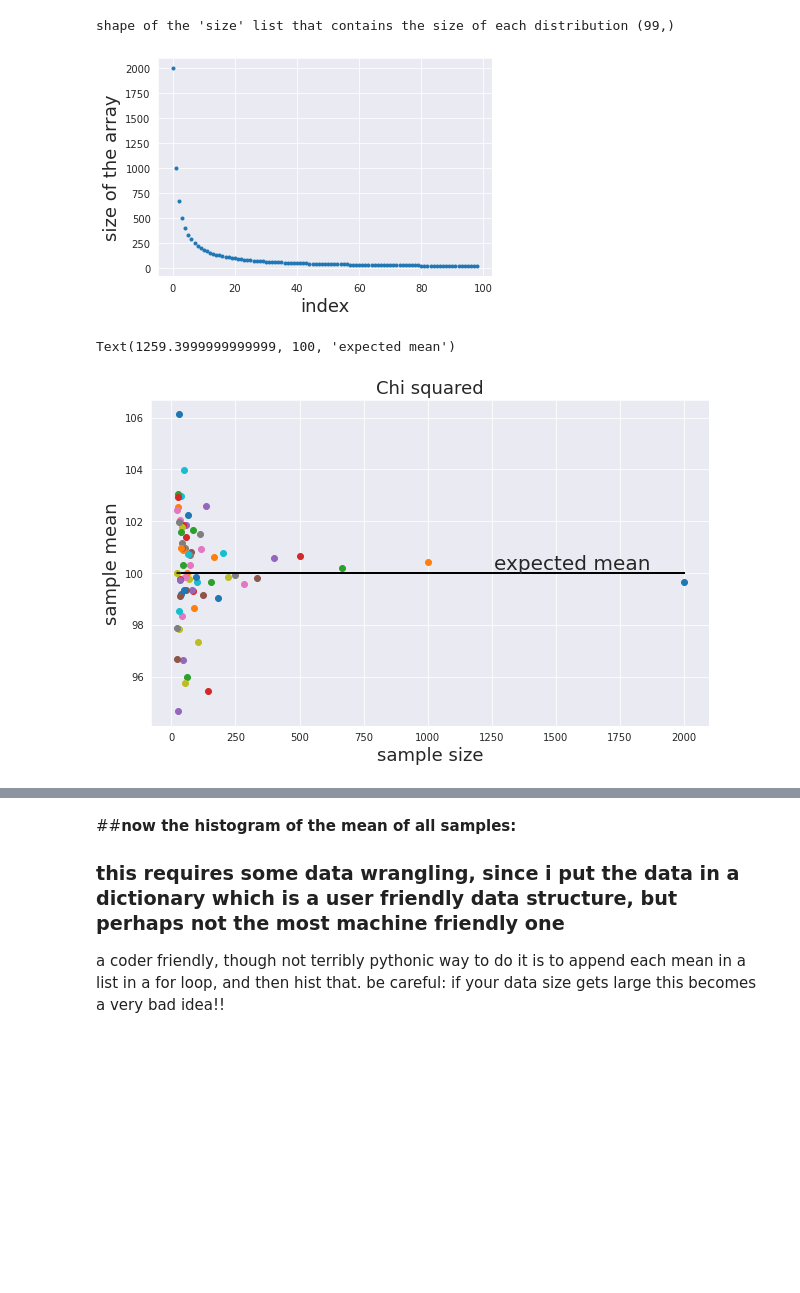
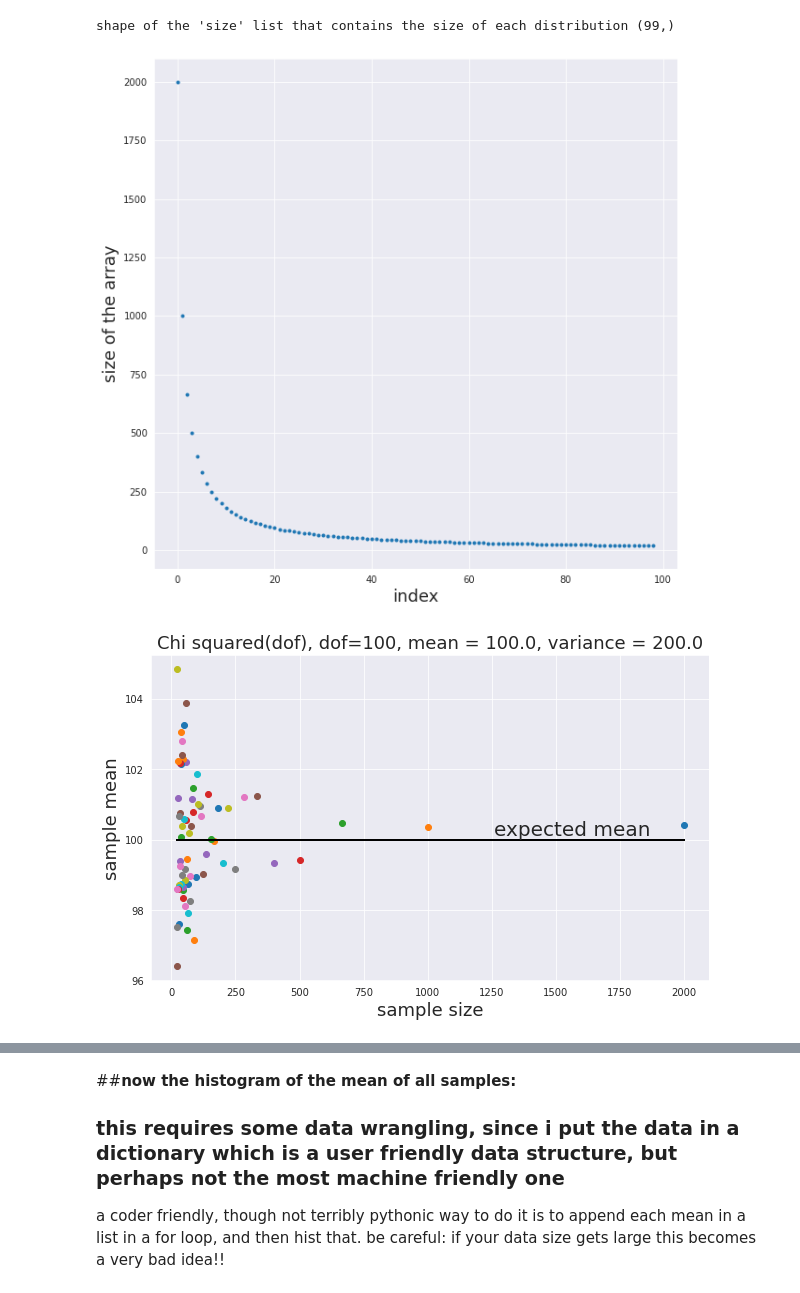
Before and after one commit to MarcoM95/MLPNS2021, a Jupyter notebook: MLPNS2021_ClassStats_23_03_21_.ipynb, the cells around one changed output, grey strips where cells are left out. Cells and saved outputs as stored; diff of their text form; code cells hidden in the pictures; blank space fills up the shorter version.

```diff
--- a/MLPNS2021_ClassStats_23_03_21_.ipynb
+++ b/MLPNS2021_ClassStats_23_03_21_.ipynb
@@ -117,12 +126,15 @@ print ("shape of the 'size' list that contains the size of each distribution", m
 # %% [output]
 shape of the 'size' list that contains the size of each distribution (99,)
 # %%
-pl.plot(mysize, '.');
-pl.xlabel("index", fontsize = 18);
-pl.ylabel("size of the array", fontsize = 18);
+plt.figure(figsize=(10, 10));
+plt.plot(mysize, '.');
+plt.xlabel("index", fontsize = 18);
+plt.ylabel("size of the array", fontsize = 18);
 # %% [output]
-[figure, old version]
+[figure, new version]
 # %%
+np.random.seed(123)
+
 # I am gonna overwrite the disctionary entry created into a nested dictionary
 # the outside dictionary hosts the distributions as dictionary,
 # and each distribution dictionary contains the 100 distribution (arrays of diferent sizes)
@@ -137,19 +149,18 @@ for n in mysize:
 # save the means for plotting later
 
 md['chisq']['means'] = {}
-axchisq_mu_n = pl.figure(figsize=(10,6)).add_subplot(111)
+axchisq_mu_n = plt.figure(figsize=(10,6)).add_subplot(111);
 
 for nn in md['chisq']:
     if not type(nn) == str:
         md['chisq']['means'][nn] = md['chisq'][nn].mean()
         #and plot it
-        axchisq_mu_n.plot(nn, md['chisq']['means'][nn], 'o')
-        axchisq_mu_n.set_xlabel('sample size', fontsize=18)
-        axchisq_mu_n.set_ylabel('sample mean', fontsize=18)
-        axchisq_mu_n.set_title('Chi squared', fontsize=18)
-        axchisq_mu_n.plot([min(mysize), max(mysize)], [df, df], 'k')
+        axchisq_mu_n.plot(nn, md['chisq']['means'][nn], 'o');
+        axchisq_mu_n.set_xlabel('sample size', fontsize=18);
+        axchisq_mu_n.set_ylabel('sample mean', fontsize=18);
+        axchisq_mu_n.set_title('Chi squared(dof), dof=%d, mean = %.1f, variance = %.1f'%(df,df,df*2), fontsize=18)
+        axchisq_mu_n.plot([min(mysize), max(mysize)], [df, df], 'k');
 axchisq_mu_n.text(axchisq_mu_n.get_xlim()[1] * .6, 100, "expected mean",
-                  va="bottom", fontsize=20)
+                  va="bottom", fontsize=20);
 # %% [output]
-Text(1259.3999999999999, 100, 'expected mean')
-[figure, old version]
+[figure, new version]
```
Also changed, not shown: parts of 27 cells of this notebook.
